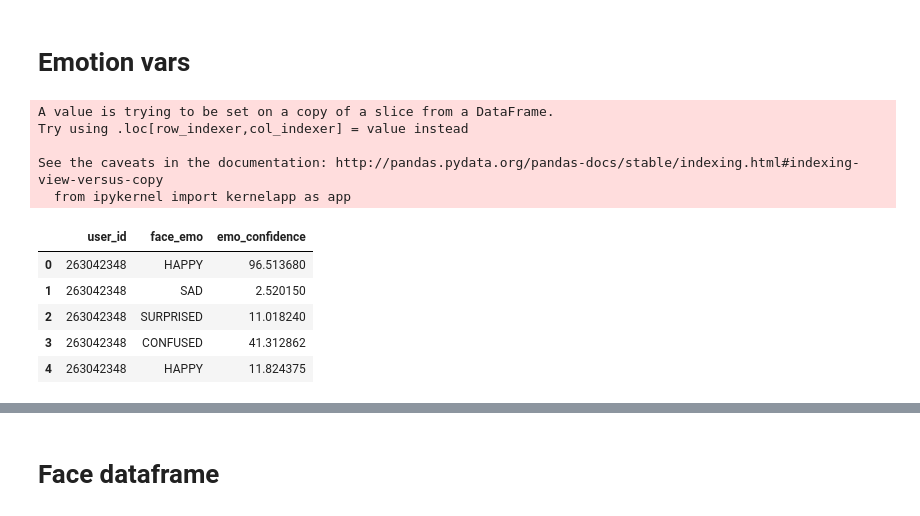
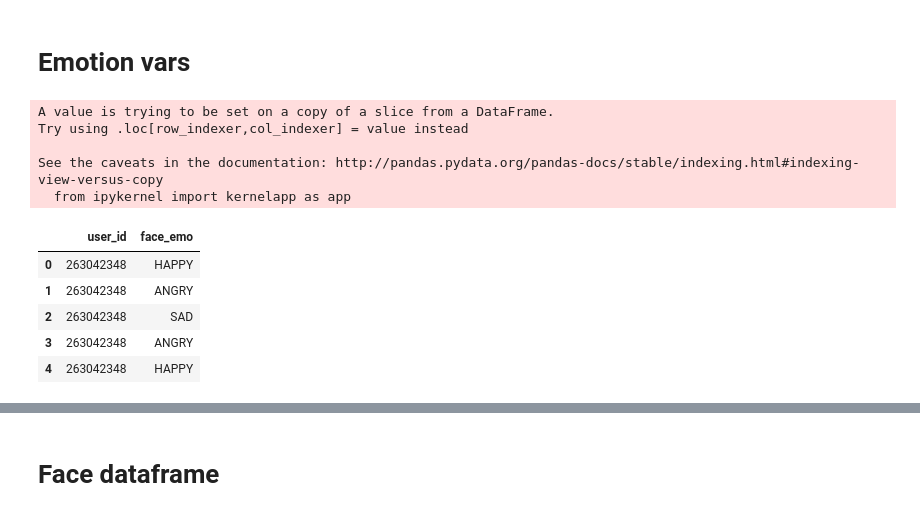
Before and after one commit to jo812568/ds-uva, a Jupyter notebook: Fundamentals of Data Science/Instagram PERMA score prediction - assignment (W56).ipynb, the cells around one changed output, grey strips where cells are left out. Cells and saved outputs as stored; diff of their text form; code cells hidden in the pictures.

```diff
--- a/Fundamentals of Data Science/Instagram PERMA score prediction - assignment (W56).ipynb
+++ b/Fundamentals of Data Science/Instagram PERMA score prediction - assignment (W56).ipynb
@@ -9,12 +9,15 @@ import numpy as np
 import pandas as pd
 import matplotlib.pyplot as plt
 from pandas.tools.plotting import scatter_matrix
+%matplotlib inline
 
 # Read feather frames to individual variables
 
 anp_df = feather.read_dataframe('data_science_case/anp.feather')
 face_df = feather.read_dataframe('data_science_case/face.feather')
-image_df = feather.read_dataframe('data_science_case/image_data.feather')
+# image_df = feather.read_dataframe('data_science_case/image_data.feather')
+image_df = pd.read_csv('new_image_df.csv')
+del image_df['Unnamed: 0']
 metrics_df = feather.read_dataframe('data_science_case/image_metrics.feather')
 object_labels_df = feather.read_dataframe('data_science_case/object_labels.feather')
 survey_df = feather.read_dataframe('data_science_case/survey.feather')
@@ -82,0 +86,2 @@ image_face_frame_bool_calc.head()
+# %%
+image_face_frame[boolean_columns] =  image_face_frame[boolean_columns].astype(int)
@@ -134,18 +148,18 @@ face_df_boolean_with_p.corr()
 # %% [markdown]
 # Emotion vars
 # %%
-face_emotion_df = image_face_frame[['user_id', 'face_emo', 'emo_confidence']]
+face_emotion_df = image_face_frame[['user_id', 'face_emo']]
 face_emotion_df['user_id'] = face_emotion_df['user_id'].astype(int)
 face_emotion_df.head()
 # %% [output]
 A value is trying to be set on a copy of a slice from a DataFrame.
 Try using .loc[row_indexer,col_indexer] = value instead
 
 See the caveats in the documentation: http://pandas.pydata.org/pandas-docs/stable/indexing.html#indexing-view-versus-copy
   from ipykernel import kernelapp as app
-|  | user_id | face_emo | emo_confidence |
-| 0 | 263042348 | HAPPY | 96.513680 |
-| 1 | 263042348 | SAD | 2.520150 |
-| 2 | 263042348 | SURPRISED | 11.018240 |
-| 3 | 263042348 | CONFUSED | 41.312862 |
-| 4 | 263042348 | HAPPY | 11.824375 |
+|  | user_id | face_emo |
+| 0 | 263042348 | HAPPY |
+| 1 | 263042348 | ANGRY |
+| 2 | 263042348 | SAD |
+| 3 | 263042348 | ANGRY |
+| 4 | 263042348 | HAPPY |
```
Also changed, not shown: parts of 89 cells of this notebook, 3 other files.
